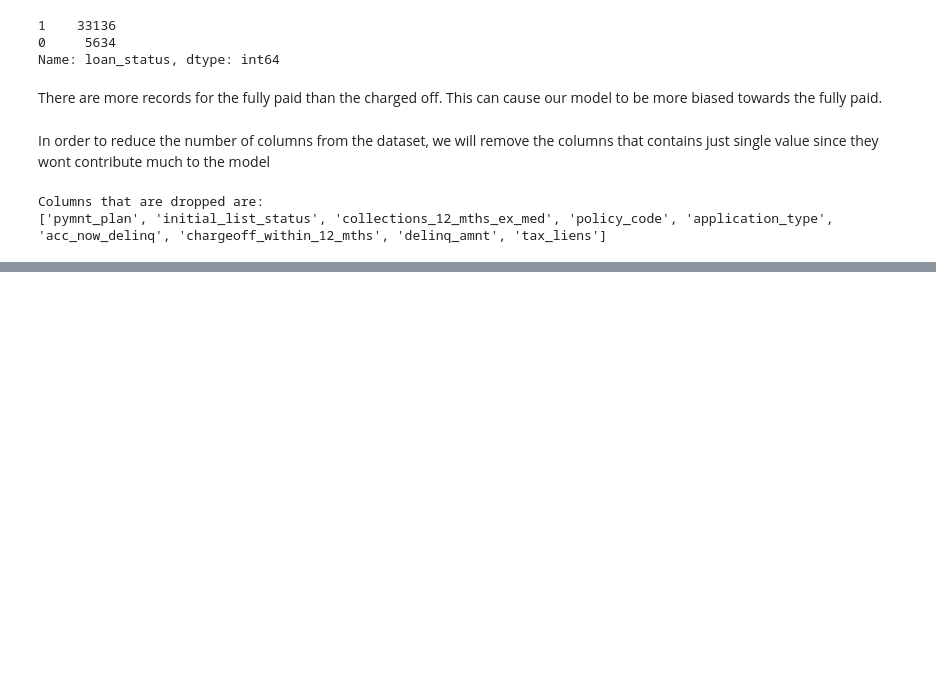
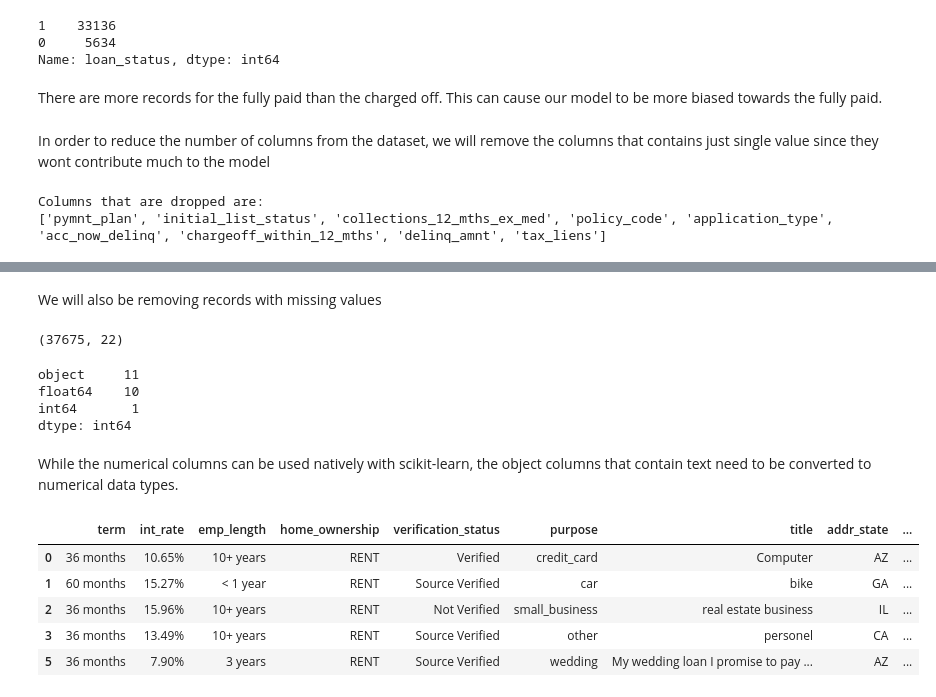
Before and after one commit to suraj-kalu/data-science-practice, a Jupyter notebook: Credit Modeling/Untitled.ipynb, the cells around one changed output, grey strips where cells are left out. Saved outputs shown, nothing was run; the diff lists cells and outputs as text; code cells hidden in the pictures; blank space fills up the shorter version.

Commit message:
Feature Preparation for Credit Modeling

```diff
--- a/Credit Modeling/Untitled.ipynb
+++ b/Credit Modeling/Untitled.ipynb
@@ -224,0 +259,29 @@ Columns that are dropped are:
+# %%
+loans_2007 = loans_2007.drop('pub_rec_bankruptcies', axis =1)
+# %% [markdown]
+We will also be removing records with missing values
+# %%
+loans_2007 = loans_2007.dropna(axis = 0)
+# %%
+loans_2007.shape
+# %% [output]
+(37675, 22)
+# %%
+loans_2007.dtypes.value_counts()
+# %% [output]
+object     11
+float64    10
+int64       1
+dtype: int64
+# %% [markdown]
+While the numerical columns can be used natively with scikit-learn, the object columns that contain text need to be converted to numerical data types.
+# %%
+object_columns_df = loans_2007.select_dtypes(include='object')
+object_columns_df.head()
+# %% [output]
+|  | term | int_rate | emp_length | home_ownership | verification_status | purpose | title | addr_state | ... |
+| 0 | 36 months | 10.65% | 10+ years | RENT | Verified | credit_card | Computer | AZ | ... |
+| 1 | 60 months | 15.27% | < 1 year | RENT | Source Verified | car | bike | GA | ... |
+| 2 | 36 months | 15.96% | 10+ years | RENT | Not Verified | small_business | real estate business | IL | ... |
+| 3 | 36 months | 13.49% | 10+ years | RENT | Source Verified | other | personel | CA | ... |
+| 5 | 36 months | 7.90% | 3 years | RENT | Source Verified | wedding | My wedding loan I promise to pay ... | AZ | ... |
```
Also changed, not shown: parts of 24 cells of this notebook.
